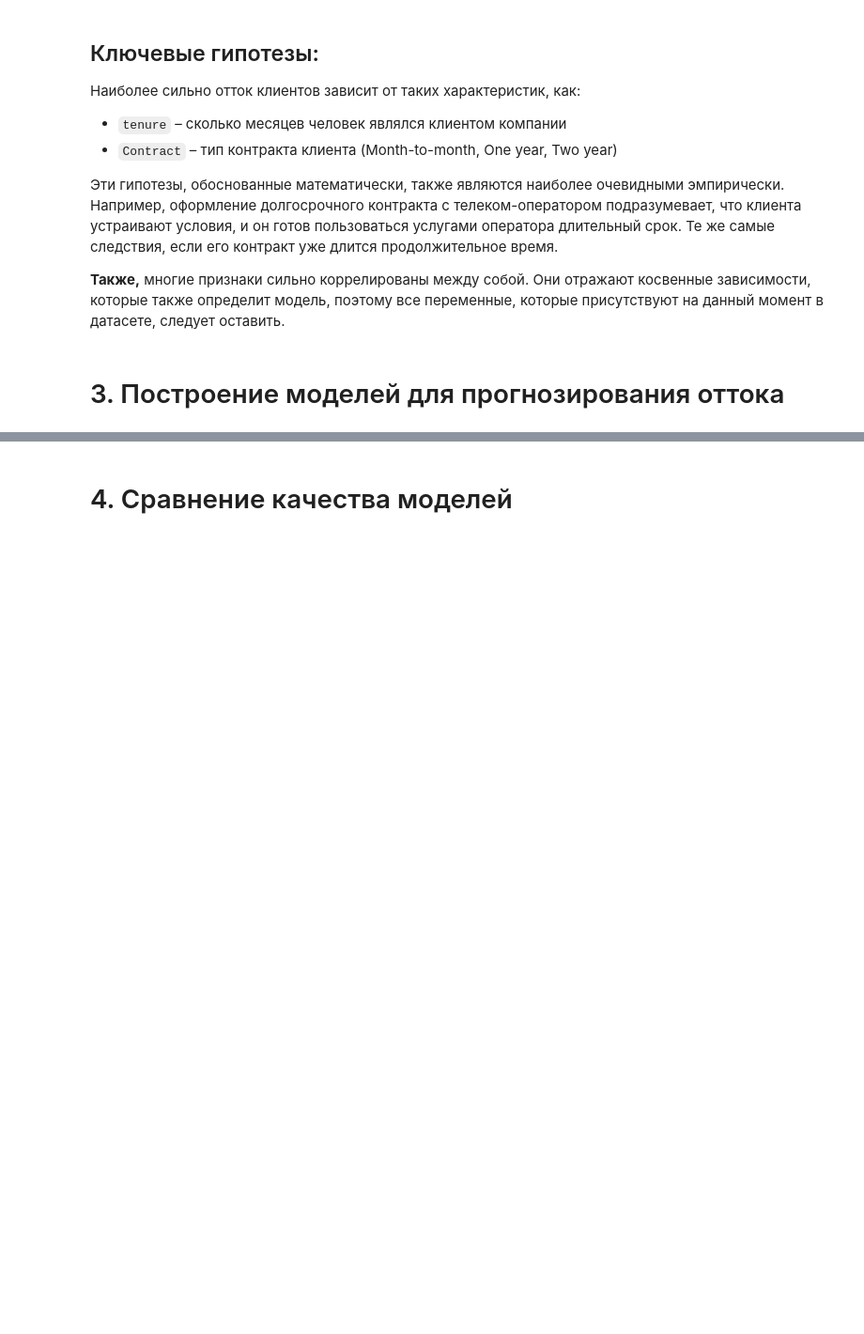
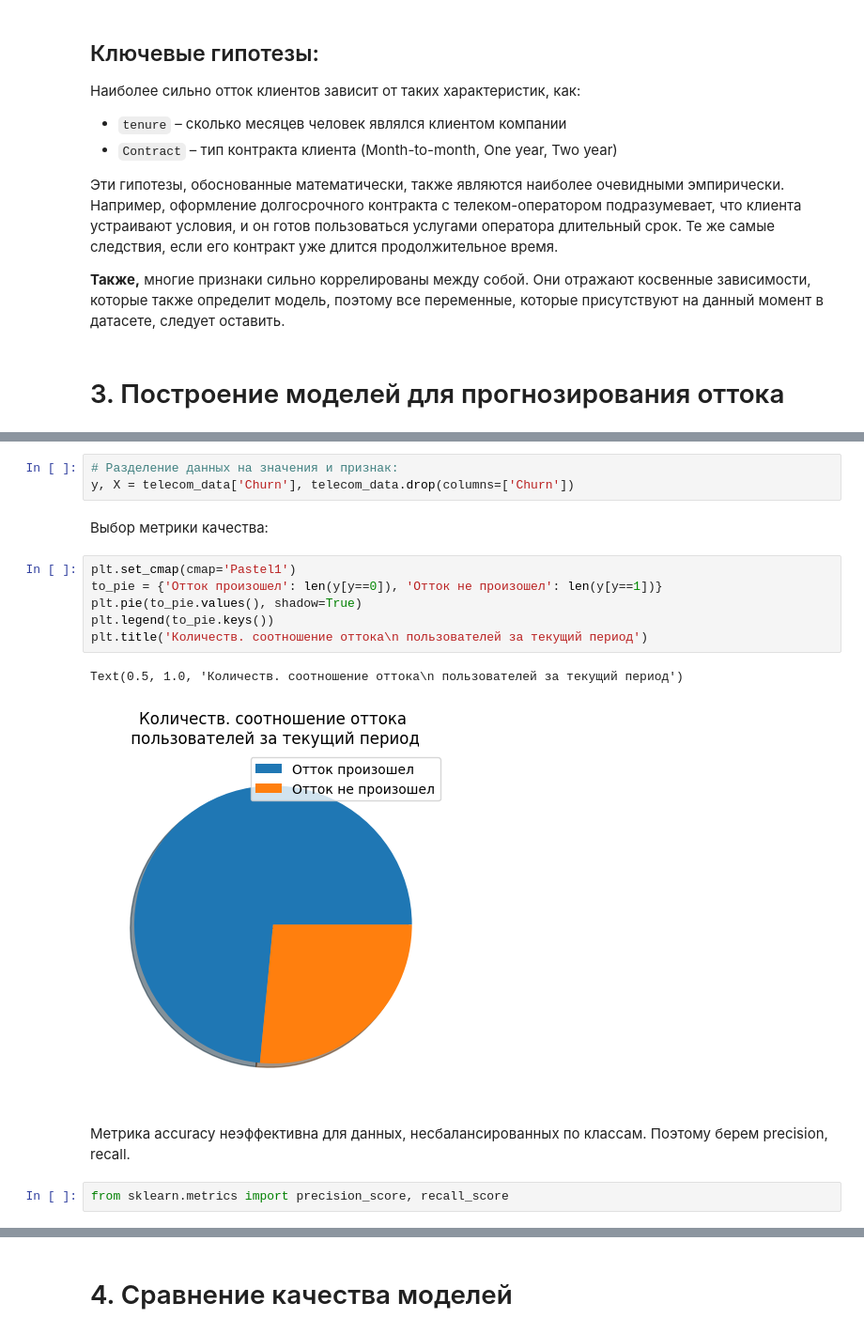
Before and after one commit to AnnaMedved/Telecom_ML, a Jupyter notebook: Coursework_ML.ipynb, the cells around one changed output, grey strips where cells are left out. Shown: that part at 94% size. Cells and saved outputs as stored; diff of their text form; blank space fills up the shorter version.

```diff
--- a/Coursework_ML.ipynb
+++ b/Coursework_ML.ipynb
@@ -262,0 +267,18 @@ from sklearn.naive_bayes import BernoulliNB
+# %%
+# Разделение данных на значения и признак:
+y, X = telecom_data['Churn'], telecom_data.drop(columns=['Churn'])
+# %% [markdown]
+Выбор метрики качества:
+# %%
+plt.set_cmap(cmap='Pastel1')
+to_pie = {'Отток произошел': len(y[y==0]), 'Отток не произошел': len(y[y==1])}
+plt.pie(to_pie.values(), shadow=True)
+plt.legend(to_pie.keys())
+plt.title('Количеств. соотношение оттока\n пользователей за текущий период')
+# %% [output]
+Text(0.5, 1.0, 'Количеств. соотношение оттока\n пользователей за текущий период')
+[figure, added]
+# %% [markdown]
+Метрика accuracy неэффективна для данных, несбалансированных по классам. Поэтому берем precision, recall.
+# %%
+from sklearn.metrics import precision_score, recall_score
```
Also changed, not shown: parts of 7 cells of this notebook.
